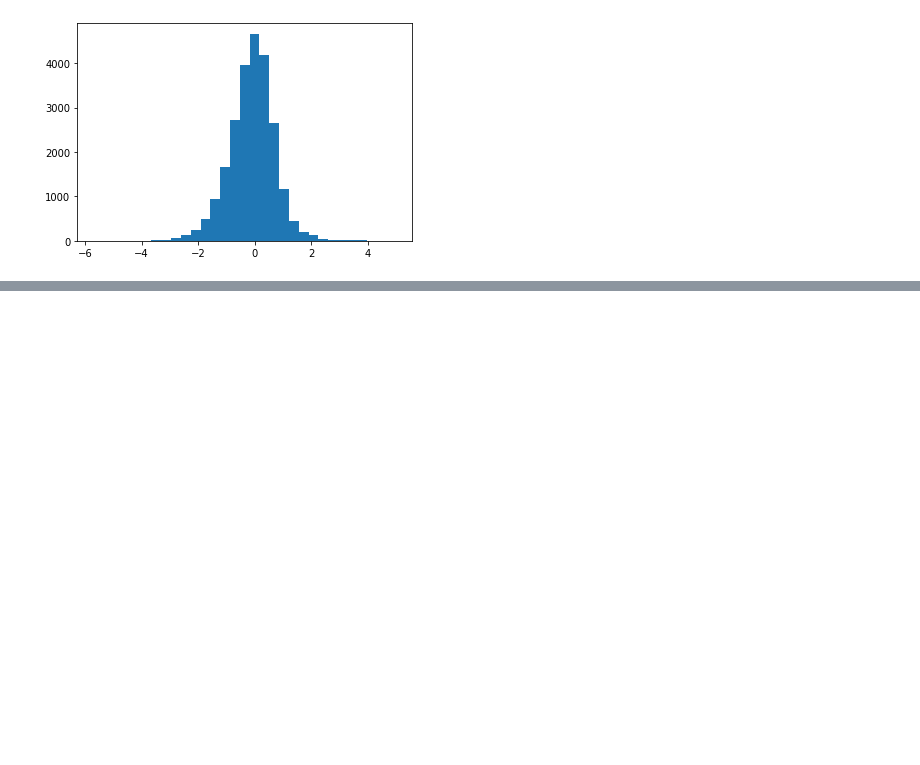
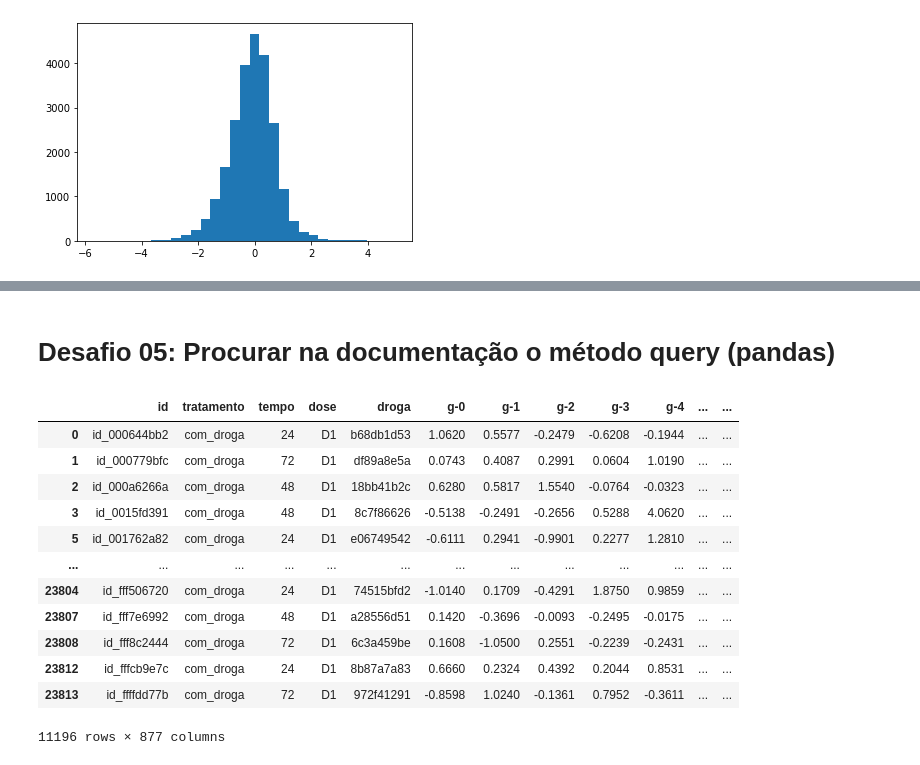
Before and after one commit to juliowatanabe/Alura.Aula1, a Jupyter notebook: Aula1.ipynb, the cells around one changed output, grey strips where cells are left out. Drawn from its saved outputs; the diff is of its cells as text; code cells hidden in the pictures; blank space fills up the shorter version.

```diff
--- a/Aula1.ipynb
+++ b/Aula1.ipynb
@@ -164,0 +253,19 @@ plt.show()
+# %% [markdown]
+# Desafio 05: Procurar na documentação o método query (pandas)
+# %%
+dados_query = dados.query('tratamento == "com_droga" and dose == "D1" ')
+dados_query
+# %% [output]
+|  | id | tratamento | tempo | dose | droga | g-0 | g-1 | g-2 | g-3 | g-4 | ... | ... |
+| 0 | id_000644bb2 | com_droga | 24 | D1 | b68db1d53 | 1.0620 | 0.5577 | -0.2479 | -0.6208 | -0.1944 | ... | ... |
+| 1 | id_000779bfc | com_droga | 72 | D1 | df89a8e5a | 0.0743 | 0.4087 | 0.2991 | 0.0604 | 1.0190 | ... | ... |
+| 2 | id_000a6266a | com_droga | 48 | D1 | 18bb41b2c | 0.6280 | 0.5817 | 1.5540 | -0.0764 | -0.0323 | ... | ... |
+| 3 | id_0015fd391 | com_droga | 48 | D1 | 8c7f86626 | -0.5138 | -0.2491 | -0.2656 | 0.5288 | 4.0620 | ... | ... |
+| 5 | id_001762a82 | com_droga | 24 | D1 | e06749542 | -0.6111 | 0.2941 | -0.9901 | 0.2277 | 1.2810 | ... | ... |
+| ... | ... | ... | ... | ... | ... | ... | ... | ... | ... | ... | ... | ... |
+| 23804 | id_fff506720 | com_droga | 24 | D1 | 74515bfd2 | -1.0140 | 0.1709 | -0.4291 | 1.8750 | 0.9859 | ... | ... |
+| 23807 | id_fff7e6992 | com_droga | 48 | D1 | a28556d51 | 0.1420 | -0.3696 | -0.0093 | -0.2495 | -0.0175 | ... | ... |
+| 23808 | id_fff8c2444 | com_droga | 72 | D1 | 6c3a459be | 0.1608 | -1.0500 | 0.2551 | -0.2239 | -0.2431 | ... | ... |
+| 23812 | id_fffcb9e7c | com_droga | 24 | D1 | 8b87a7a83 | 0.6660 | 0.2324 | 0.4392 | 0.2044 | 0.8531 | ... | ... |
+| 23813 | id_ffffdd77b | com_droga | 72 | D1 | 972f41291 | -0.8598 | 1.0240 | -0.1361 | 0.7952 | -0.3611 | ... | ... |
+11196 rows × 877 columns
```
Also changed, not shown: parts of 29 cells of this notebook.
